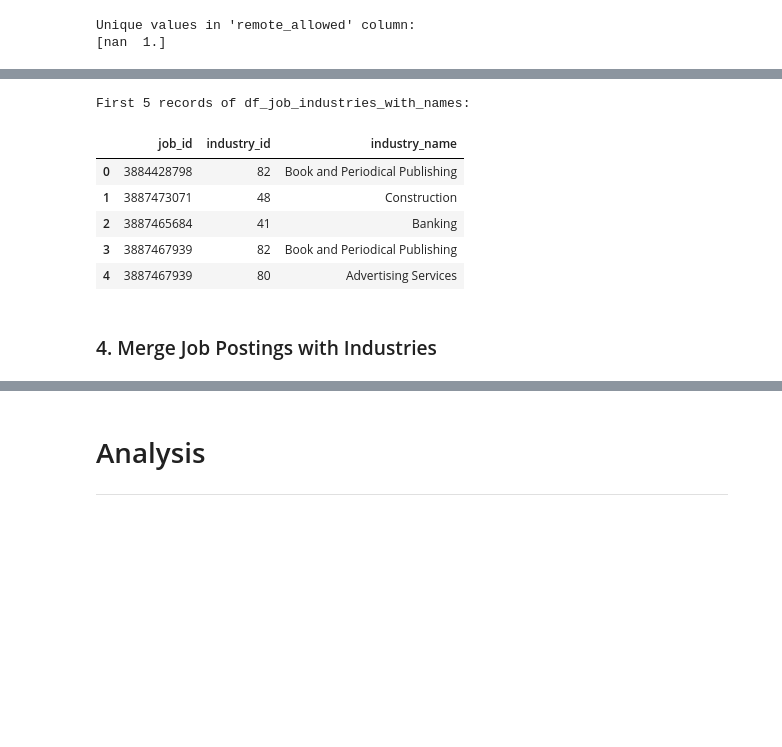
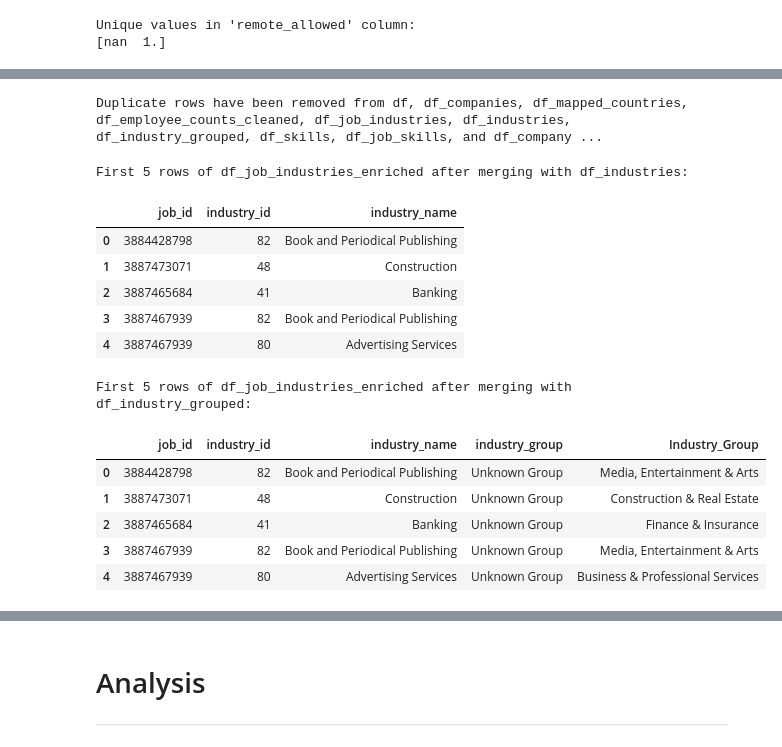
Before and after one commit to gettokeroro/DADS5001_MINI_PROJECT, a Jupyter notebook: Job_Application_Analysis.ipynb, the cells around one changed output, grey strips where cells are left out. Saved outputs shown, nothing was run; the diff lists cells and outputs as text; code cells hidden in the pictures; blank space fills up the shorter version.

```diff
--- a/Job_Application_Analysis.ipynb
+++ b/Job_Application_Analysis.ipynb
@@ -238,21 +275,40 @@ For example, when doing 'df[col].method(value, inplace=True)', try using 'df.met
+# %%
+df.drop_duplicates(inplace=True)
+df_companies.drop_duplicates(inplace=True)
+df_mapped_countries.drop_duplicates(inplace=True)
+df_employee_counts_cleaned.drop_duplicates(inplace=True)
+df_job_industries.drop_duplicates(inplace=True)
+df_industries.drop_duplicates(inplace=True)
+df_industry_grouped.drop_duplicates(inplace=True)
+df_skills.drop_duplicates(inplace=True)
+df_job_skills.drop_duplicates(inplace=True)
+df_company_industries.drop_duplicates(inplace=True)
+
+print("Duplicate rows have been removed from df, df_companies, df_mapped_countries, df_employee_counts_cleaned, df_job_industries, df_industries, df_industry_grouped, df_skills, df_job_skills, and df_company_industries.")
+# %% [output]
+Duplicate rows have been removed from df, df_companies, df_mapped_countries, df_employee_counts_cleaned, df_job_industries, df_industries, df_industry_grouped, df_skills, df_job_skills, and df_company ...
 # %%
-df_job_industries_with_names = pd.merge(
-    df_job_industries,
-    df_industries,
-    on='industry_id',
-    how='left'
-)
-
-print("First 5 records of df_job_industries_with_names:")
-display(df_job_industries_with_names.head())
+df_job_industries_enriched = pd.merge(df_job_industries, df_industries, on='industry_id', how='left')
+print("First 5 rows of df_job_industries_enriched after merging with df_industries:")
+display(df_job_industries_enriched.head())
 # %% [output]
-First 5 records of df_job_industries_with_names:
+First 5 rows of df_job_industries_enriched after merging with df_industries:
 |  | job_id | industry_id | industry_name |
 | 0 | 3884428798 | 82 | Book and Periodical Publishing |
 | 1 | 3887473071 | 48 | Construction |
 | 2 | 3887465684 | 41 | Banking |
 | 3 | 3887467939 | 82 | Book and Periodical Publishing |
 | 4 | 3887467939 | 80 | Advertising Services |
-# %% [markdown]
-### 4. Merge Job Postings with Industries
+# %%
+df_job_industries_enriched = pd.merge(df_job_industries_enriched, df_industry_grouped[['industry_id', 'Industry_Group']], on='industry_id', how='left')
+print("First 5 rows of df_job_industries_enriched after merging with df_industry_grouped:")
+display(df_job_industries_enriched.head())
+# %% [output]
+First 5 rows of df_job_industries_enriched after merging with df_industry_grouped:
+|  | job_id | industry_id | industry_name | industry_group | Industry_Group |
+| 0 | 3884428798 | 82 | Book and Periodical Publishing | Unknown Group | Media, Entertainment & Arts |
+| 1 | 3887473071 | 48 | Construction | Unknown Group | Construction & Real Estate |
+| 2 | 3887465684 | 41 | Banking | Unknown Group | Finance & Insurance |
+| 3 | 3887467939 | 82 | Book and Periodical Publishing | Unknown Group | Media, Entertainment & Arts |
+| 4 | 3887467939 | 80 | Advertising Services | Unknown Group | Business & Professional Services |
 # %%
```
Also changed, not shown: parts of 28 cells of this notebook.
